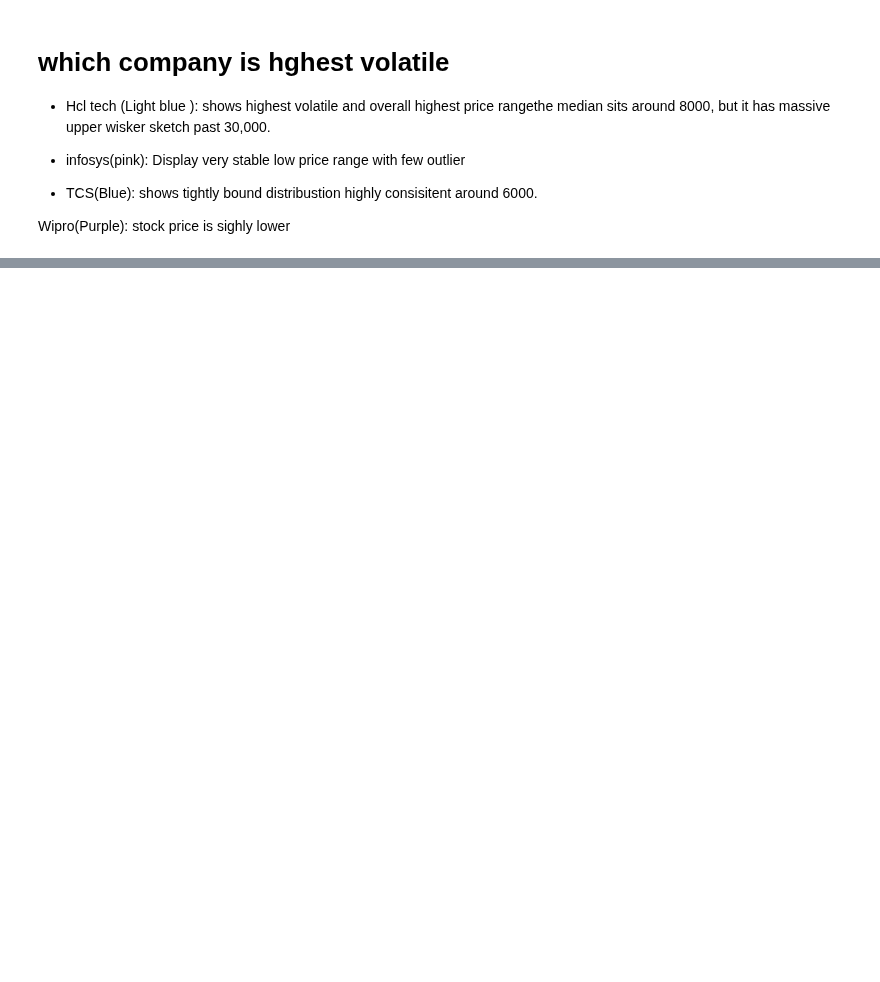
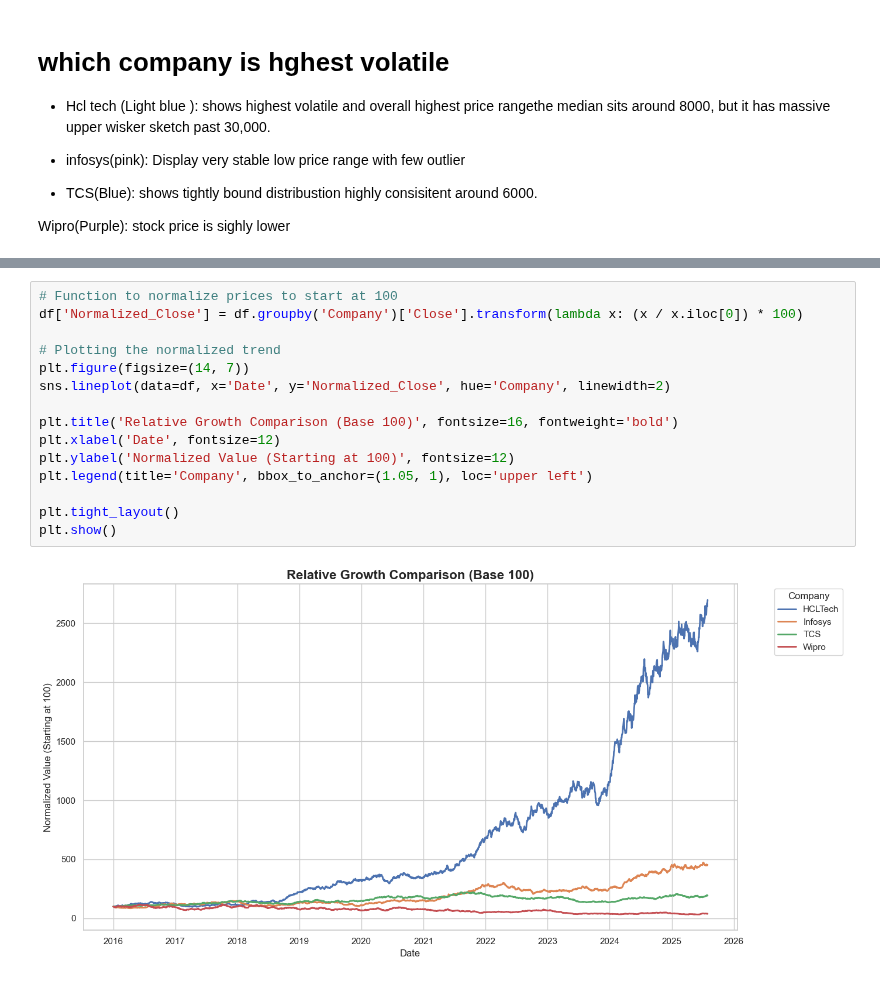
Before and after one commit to vishnu-pratap-singh/KPMG-ML-, a Jupyter notebook: Time Series/Stock_time_series.ipynb, the cells around one changed output, grey strips where cells are left out. Saved outputs shown, nothing was run; the diff lists cells and outputs as text; blank space fills up the shorter version.

```diff
--- a/Time Series/Stock_time_series.ipynb
+++ b/Time Series/Stock_time_series.ipynb
@@ -191,0 +227,17 @@ Passing `palette` without assigning `hue` is deprecated and will be removed in v
+# %%
+# Function to normalize prices to start at 100
+df['Normalized_Close'] = df.groupby('Company')['Close'].transform(lambda x: (x / x.iloc[0]) * 100)
+
+# Plotting the normalized trend
+plt.figure(figsize=(14, 7))
+sns.lineplot(data=df, x='Date', y='Normalized_Close', hue='Company', linewidth=2)
+
+plt.title('Relative Growth Comparison (Base 100)', fontsize=16, fontweight='bold')
+plt.xlabel('Date', fontsize=12)
+plt.ylabel('Normalized Value (Starting at 100)', fontsize=12)
+plt.legend(title='Company', bbox_to_anchor=(1.05, 1), loc='upper left')
+
+plt.tight_layout()
+plt.show()
+# %% [output]
+[figure, added]
```
Also changed, not shown: parts of 16 cells of this notebook.
